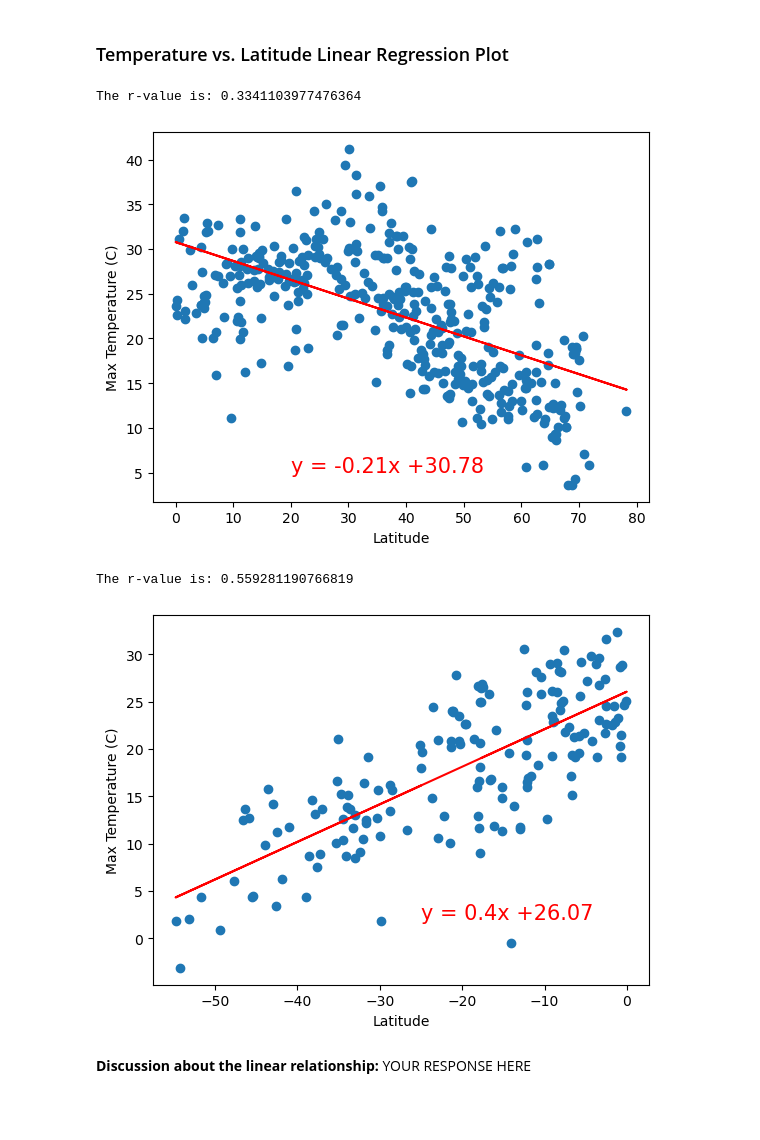
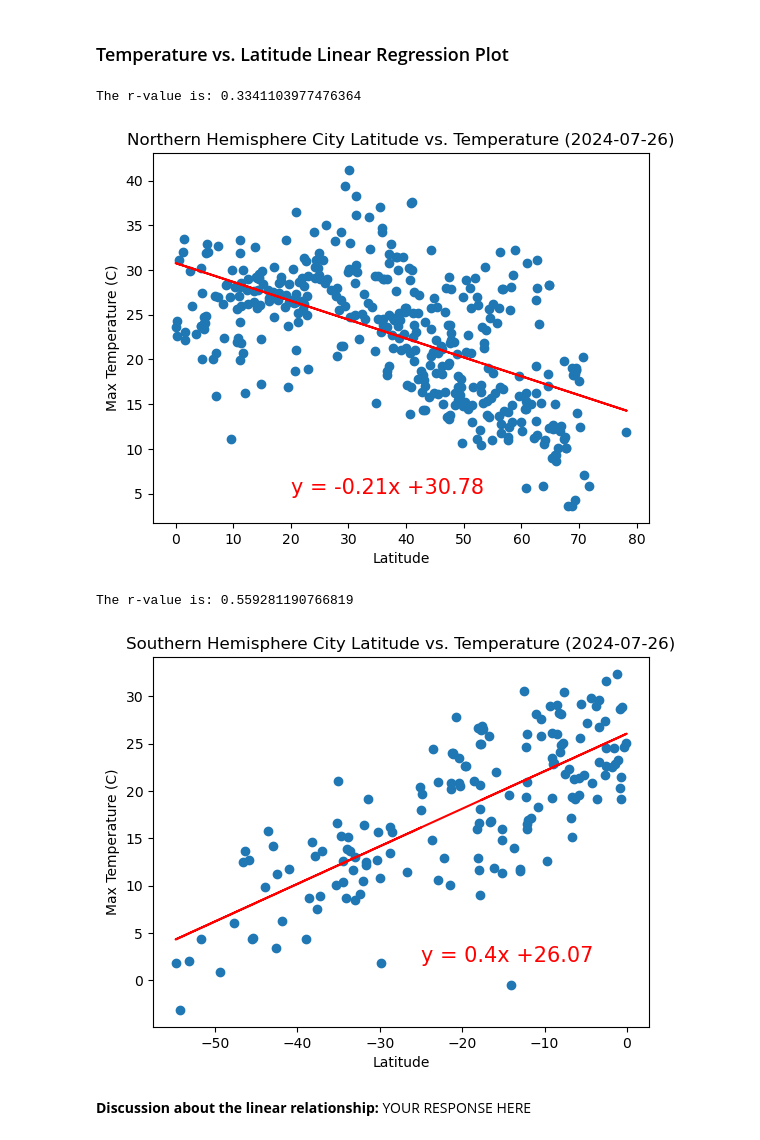
Before and after one commit to ElizabethDashwood/python-api-challenge4, a Jupyter notebook: WeatherPy/WeatherPy.ipynb, the cells around one changed output. Saved outputs shown, nothing was run; the diff lists cells and outputs as text; code cells hidden in the pictures; blank space fills up the shorter version.

```diff
--- a/WeatherPy/WeatherPy.ipynb
+++ b/WeatherPy/WeatherPy.ipynb
@@ -344,34 +356,38 @@ southern_hemi_df.head()
 # Define x_values and y_values
 x_values = northern_hemi_df['Lat']
 y_values = northern_hemi_df['Max Temp']
 
 # Define a function to create Linear Regression plots
 (slope, intercept, rvalue, pvalue, stderr) = linregress(x_values, y_values)
 
 # Get regression values
 regress_values = x_values * slope + intercept
 #print(regress_values)
 
 # Create line equation string
 line_eq = "y = " + str(round(slope,2)) + "x +" + str(round(intercept,2))
 
 # Create the plot and annotate the line equation
 plt.scatter(x_values, y_values)
 plt.plot(x_values, regress_values, "r-")
 
 # Label plot and annotate the line equation
+plt.title('Northern Hemisphere City Latitude vs. Temperature (2024-07-26)')
 plt.xlabel('Latitude')
 plt.ylabel('Max Temperature (C)')
 plt.annotate(line_eq, (20,5), fontsize=15, color="red")
 
 # Print the r value
 print(f"The r-value is: {rvalue**2}")
 
+# Save the figure
+plt.savefig("output_data/Fig5.png")
+
 # Show plot
 plt.show()
 # %% [output]
 The r-value is: 0.3341103977476364
-[figure, old version]
+[figure, new version]
 # %%
 # Linear regression on Southern Hemisphere
 # Define x_values and y_values
@@ -393,6 +409,7 @@ plt.scatter(x_values, y_values)
 plt.plot(x_values, regress_values, "r-")
 
 # Label plot and annotate the line equation
+plt.title('Southern Hemisphere City Latitude vs. Temperature (2024-07-26)')
 plt.xlabel('Latitude')
 plt.ylabel('Max Temperature (C)')
 plt.annotate(line_eq, (-25,2), fontsize=15 ,color="red")
@@ -400,11 +417,14 @@ plt.annotate(line_eq, (-25,2), fontsize=15 ,color="red")
 # Print the r value
 print(f"The r-value is: {rvalue**2}")
 
+# Save the figure
+plt.savefig("output_data/Fig6.png")
+
 # Show plot
 plt.show()
 # %% [output]
 The r-value is: 0.559281190766819
-[figure, old version]
+[figure, new version]
 # %% [markdown]
 **Discussion about the linear relationship:** YOUR RESPONSE HERE
 # %% [markdown]
```
Also changed, not shown: parts of 7 cells of this notebook, 8 other files.
